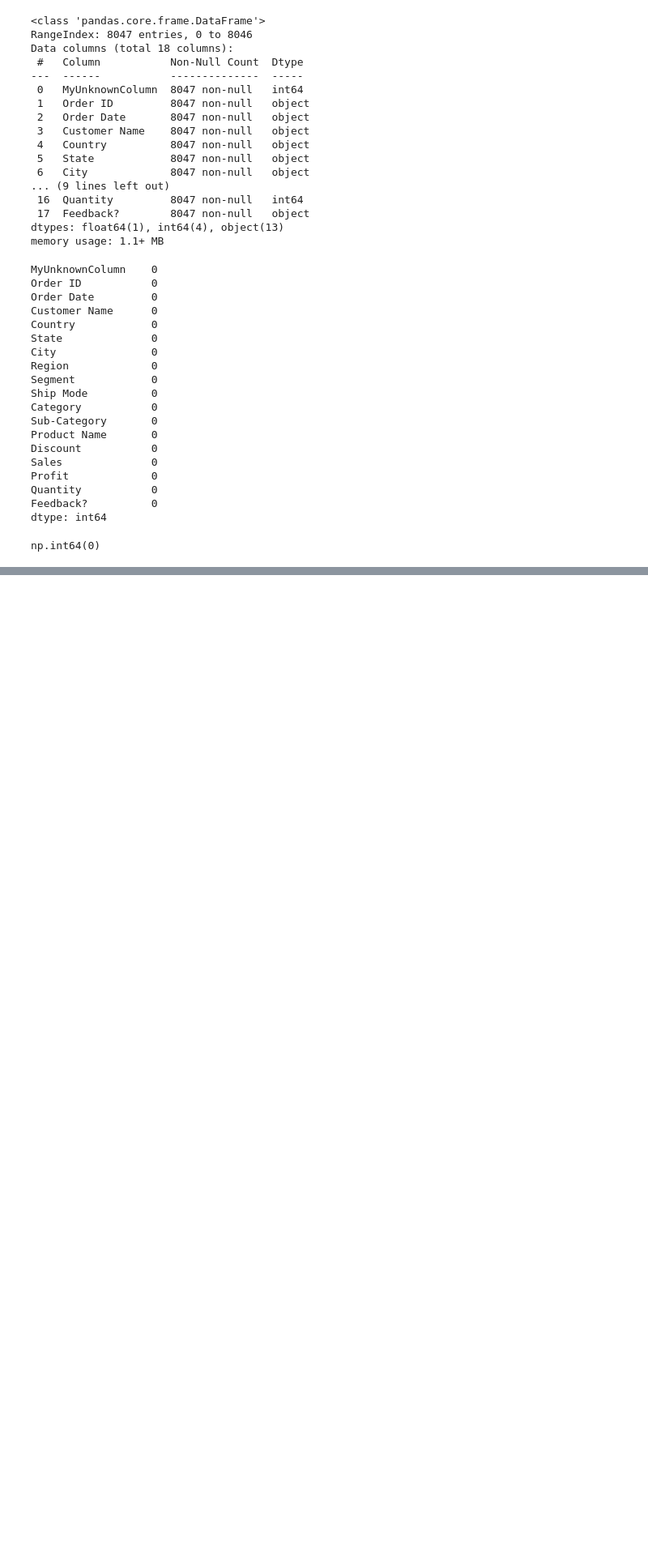
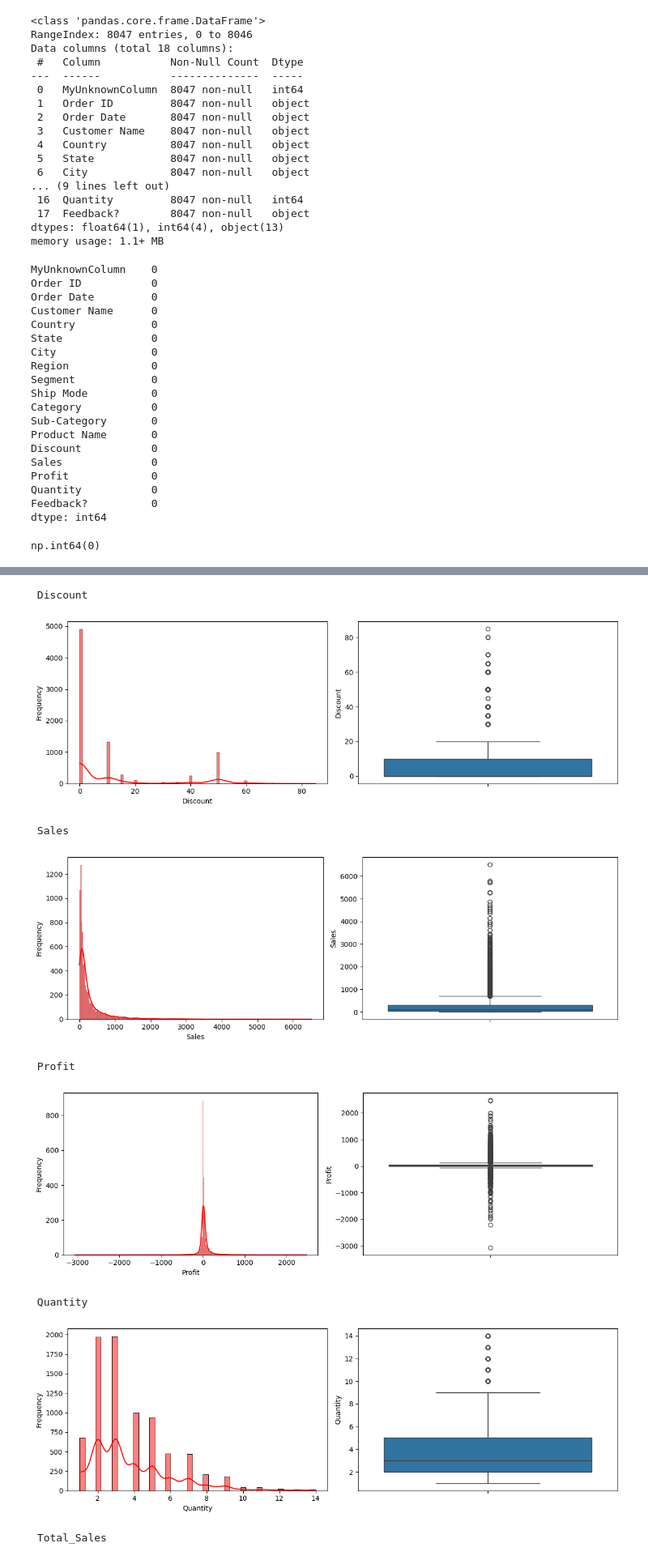
Before and after one commit to vineetha00/EDA, a Jupyter notebook: Euromart_Sales/euromart_sales_analysis.ipynb, the cells around one changed output, grey strips where cells are left out. Shown at 81% size. Cells and saved outputs as stored; diff of their text form; code cells hidden in the pictures; blank space fills up the shorter version.

```diff
--- a/Euromart_Sales/euromart_sales_analysis.ipynb
+++ b/Euromart_Sales/euromart_sales_analysis.ipynb
@@ -126,0 +144,6 @@ df.head()
+# %%
+df['Total_Sales'] = df['Sales']*df['Quantity']
+df['Total_Profit'] = df['Profit']*df['Quantity']
+df['Discount'] = df['Discount']*100
+df['Discount'].astype('int')
+df.head()
@@ -126,0 +157,4 @@ df.head()
+# %%
+#import datetime as dt
+df['Month'] = pd.DatetimeIndex(df['Order Date']).month
+df['Year'] = pd.DatetimeIndex(df['Order Date']).year
@@ -126,0 +198,8 @@ df.head()
+# %%
+df.drop(['Order Date'], axis=1, inplace=True)
+# %%
+cat_col = df.select_dtypes(include = 'object').columns
+num_col = df.select_dtypes(include = np.number).columns.tolist()
+
+print(cat_col)
+print(num_col)
@@ -126,0 +213,24 @@ df.head()
+# %%
+for col in num_col:
+    print('\033[1m',col, '\033[0m')
+
+    plt.figure(figsize=(12,4))
+    plt.subplot(1,2,1)
+    sns.histplot(df[col], kde= True,color = 'Red')
+    plt.ylabel('Frequency')
+
+    plt.subplot(1,2,2)
+    sns.boxplot(df[col])
+
+    plt.tight_layout()
+    plt.show()
+# %% [output]
+ Discount
+[figure, added]
+ Sales
+[figure, added]
+ Profit
+[figure, added]
+ Quantity
+[figure, added]
+ Total_Sales
```
Also changed, not shown: parts of 46 cells of this notebook.
